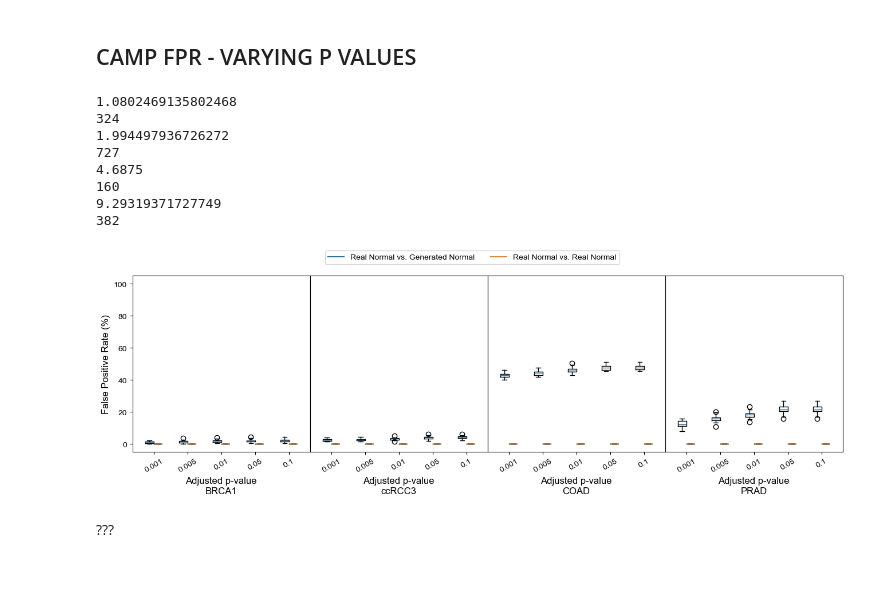
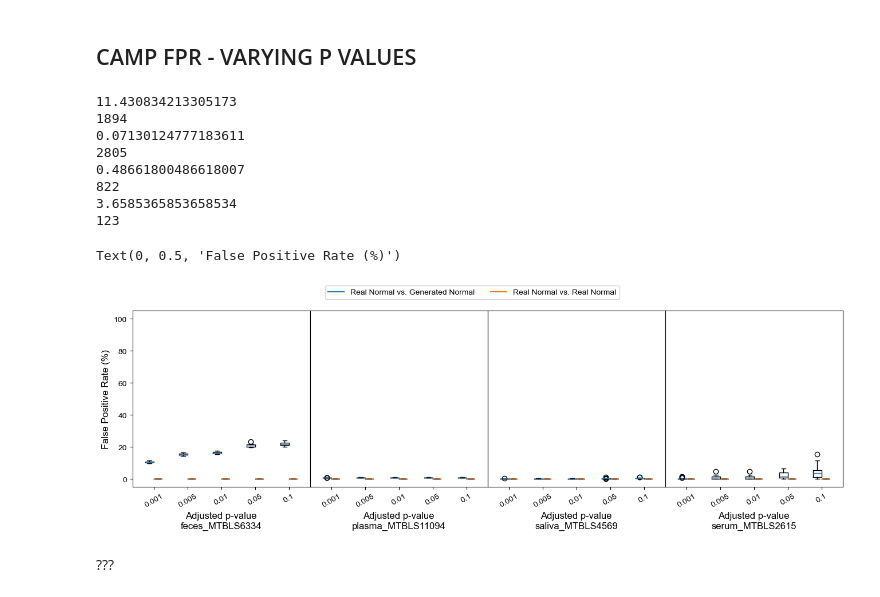
Before and after one commit to alfonsomiguelcruz/metabodgd, a Jupyter notebook: 03b - Model Evaluation.ipynb, the cells around one changed output. Saved outputs shown, nothing was run; the diff lists cells and outputs as text; code cells hidden in the pictures.

```diff
--- a/03b - Model Evaluation.ipynb
+++ b/03b - Model Evaluation.ipynb
@@ -136,9 +136,11 @@ dam_camp_rdrn_results   = np.array([dam_sensitivity_results[c]['dacm_rdrn_result
 cm_count_results        = np.array([dam_sensitivity_results[c]['cm_count'] for c in dam_sensitivity_results.keys()])
 # %%
 cohorts = list(dam_sensitivity_results.keys())
-
+cohorts[1] = 'ccRCC3'
 fig, ax = plt.subplots(nrows=2, figsize=(6,8), sharex='all')
 fig.subplots_adjust(hspace=0)
+w, x = 0.25, np.arange(len(cohorts))
+
 ax[0].violinplot(dam_camp_rdgn_results.T, positions=x - w/2, widths=0.1875)
 ax[0].violinplot(dam_camp_rdrn_results.T, positions=x + w/2, widths=0.1875)
 
@@ -165,14 +167,14 @@ plt.savefig('figures/box_sensitivity_camp.png', bbox_inches='tight')
 # %% [markdown]
 ## CAMP FPR - VARYING P VALUES
 # %%
-f = open('outputs/dam_specificity_results_thresholds_5.pkl', 'rb')
-dam_specificity_results_thresholds = pickle.load(f)
+f = open('outputs/dam_specificity_results_mtbls_thresholds_5.pkl', 'rb')
+dam_specificity_results_mtbls_thresholds = pickle.load(f)
 f.close()
 # %%
 threshold = np.array([0.001, 0.005, 0.01, 0.05, 0.1])
 threshold_str = [str(np.round(t,3)) for t in threshold]
-cohorts = list(dam_specificity_results.keys())
-cohorts[1] = 'ccRCC3'
+# cohorts = list(dam_specificity_results.keys())
+# cohorts[1] = 'ccRCC3'
 i = 0
 fig, ax = plt.subplots(ncols=4, figsize=(16,4))
 fig.subplots_adjust(wspace=0)
@@ -180,49 +182,48 @@ fig.legend(handles=[
     plt.Line2D([],[], color='C0', linestyle='solid', label='Real Normal vs. Generated Normal'),
     plt.Line2D([],[], color='C1', linestyle='solid', label='Real Normal vs. Real Normal'),
 ], loc='upper center', ncol=2)
 
-for c in dam_specificity_results_thresholds.keys():
-    mwu_rngn_results = [dam_specificity_results_thresholds[c][t]['mwu_rngn_results'] for t in dam_specificity_results_thresholds[c].keys()]
-    mwu_rnrn_results = [dam_specificity_results_thresholds[c][t]['mwu_rnrn_results'] for t in dam_specificity_results_thresholds[c].keys()]
-    num_metabolites = [len(cohorts_normal[c]['met_list']) for c in dam_specificity_results.keys()]
+for c in dam_specificity_results_mtbls_thresholds.keys():
+    mwu_rngn_results = [dam_specificity_results_mtbls_thresholds[c][t]['mwu_rngn_results'] for t in dam_specificity_results_mtbls_thresholds[c].keys()]
+    mwu_rnrn_results = [dam_specificity_results_mtbls_thresholds[c][t]['mwu_rnrn_results'] for t in dam_specificity_results_mtbls_thresholds[c].keys()]
+    num_metabolites = [len(cohorts_normal[c]['met_list']) for c in dam_specificity_results_mtbls_thresholds.keys()]
 
 
     mwu_rngn_results_scaled = np.array(mwu_rngn_results) / np.array(num_metabolites)[i] * 100
     mwu_rnrn_results_scaled = np.array(mwu_rnrn_results) / np.array(num_metabolites)[i] * 100
     print(np.max(np.median(mwu_rngn_results_scaled, axis=1)) - np.min(np.median(mwu_rngn_results_scaled, axis=1)))
     print(np.array(num_metabolites)[i])
 
     w, x = 0.25, np.arange(5)
     ax[i].boxplot(mwu_rngn_results_scaled.T, positions=x - w/2, widths=0.25, medianprops=dict(color='C0'), label='Real Normal vs. Generated')
     ax[i].boxplot(mwu_rnrn_results_scaled.T, positions=x + w/2, widths=0.25, medianprops=dict(color='C1'), label='Real Normal vs. Real Normal')
 
     ax[i].set_xticks(x)
     ax[i].set_xticklabels(threshold_str, rotation=30)
     ax[i].set_ybound(-5, 105)
 
-    if c == 'CCRCC3':
-        c = 'ccRCC3'
     ax[i].set_xlabel(f"Adjusted p-value\n{c}", fontsize=12)
     # # ax.set_title('False Positive DAMs (CAMP)')
 
     if i > 0:
         ax[i].get_yaxis().set_ticks([])
     # ax[i].legend(fontsize=9)
 
     i += 1
 
 ax[0].set_ylabel('False Positive Rate (%)', fontsize=12)
-plt.savefig('figures/box_specificity_camp_adjusted_pvalues_5.png', bbox_inches='tight')
+# plt.savefig('figures/box_specificity_mtbls_adjusted_pvalues_5.png', bbox_inches='tight')
 # %% [output]
-1.0802469135802468
-324
-1.994497936726272
-727
-4.6875
-160
-9.29319371727749
-382
+11.430834213305173
+1894
+0.07130124777183611
+2805
+0.48661800486618007
+822
+3.6585365853658534
+123
+Text(0, 0.5, 'False Positive Rate (%)')
-[figure, old version]
+[figure, new version]
 # %% [markdown]
 ???
 # %% [markdown]
```
Also changed, not shown: parts of 3 cells of this notebook.
